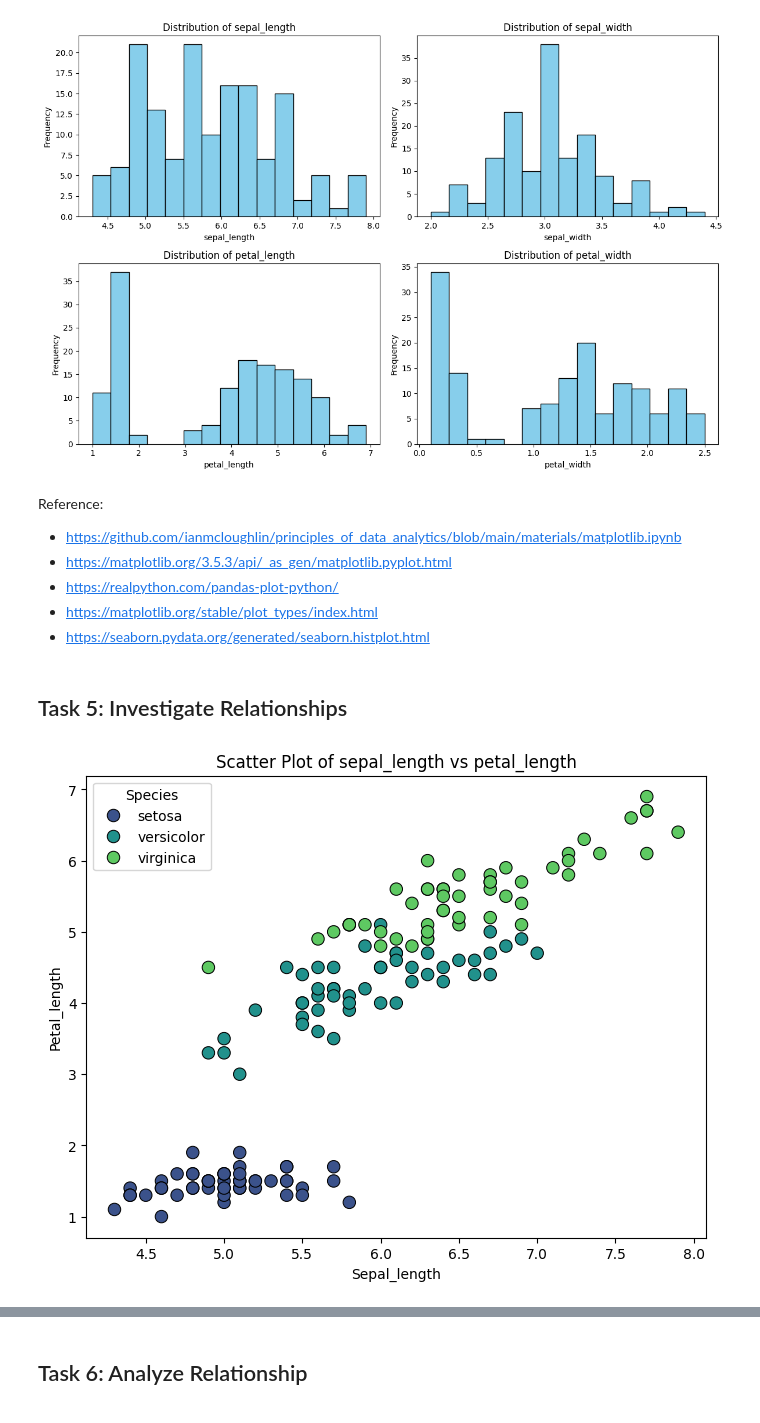
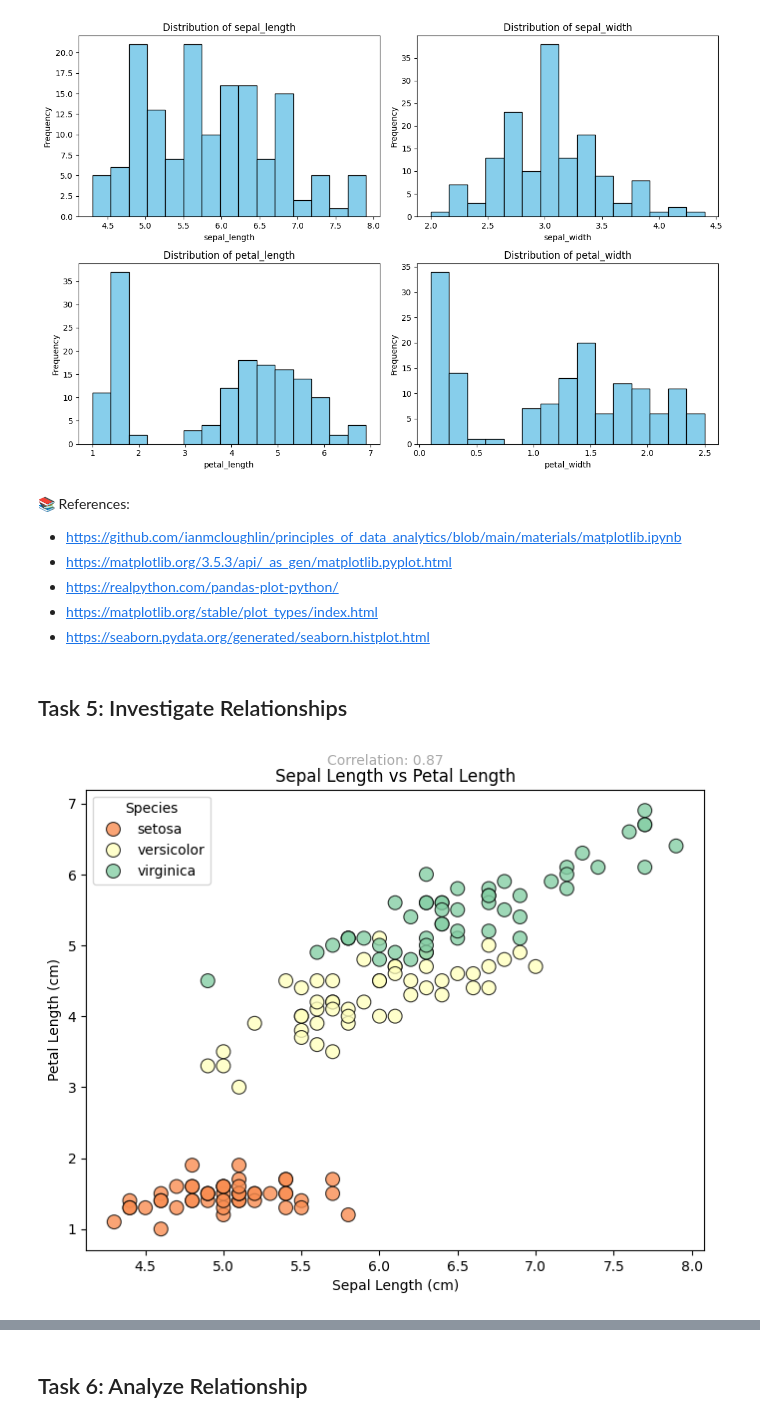
Before and after one commit to tihana-gray/principles_of_data_analytics, a Jupyter notebook: tasks.ipynb, the cells around one changed output, grey strips where cells are left out. Drawn from its saved outputs; the diff is of its cells as text; code cells hidden in the pictures.

```diff
--- a/tasks.ipynb
+++ b/tasks.ipynb
@@ -129,7 +129,7 @@ plt.show()
 # %% [output]
 [figure]
 # %% [markdown]
-Reference:
+📚 References:
 
 - https://github.com/ianmcloughlin/principles_of_data_analytics/blob/main/materials/matplotlib.ipynb
 - https://matplotlib.org/3.5.3/api/_as_gen/matplotlib.pyplot.html
@@ -141,24 +141,38 @@ Reference:
 # %%
 import matplotlib.pyplot as plt
 import seaborn as sns
 
-# Choose two features for the scatter plot
+# Choosing two features for the scatter plot
 x_feature = "sepal_length"
 y_feature = "petal_length"
 
-# Create the scatter plot
-plt.figure(figsize=(8, 6))
-sns.scatterplot(x=df[x_feature], y=df[y_feature], hue=df["species"], palette="viridis", s=80, edgecolor="black")
+# Creating the scatter plot, including colour pallets, marker sizes, outlines and transparency
+plt.figure(figsize=(8, 6)) #specified size
+sns.scatterplot(
+    x=df[x_feature],
+    y=df[y_feature],
+    hue=df["species"],           # Colour-coding species
+    palette="Spectral",          # Colourful palette
+    s=100,
+    edgecolor="black",
+    alpha=0.8
+)
 
-# Adds labels and title
-plt.xlabel(x_feature.capitalize())
-plt.ylabel(y_feature.capitalize())
-plt.title(f"Scatter Plot of {x_feature} vs {y_feature}")
+# Adding labels and title
+plt.xlabel("Sepal Length (cm)")
+plt.ylabel("Petal Length (cm)")
+plt.title("Sepal Length vs Petal Length")
 
-# Show the legend - adds a legend that shows which color corresponds to which species.
+# Adding correlation
+corr = df[[x_feature, y_feature]].corr().iloc[0, 1]
+
+# Displaying the correlation coefficient as a small subtitle
+plt.suptitle(f"Correlation: {corr:.2f}", fontsize=10, y=0.94, color='darkgray')
+
+# Showing the legend - adds a legend that shows which color corresponds to which species.
 plt.legend(title="Species")
 
-# Display the plot
+# Displaying the plot
 plt.show()
 # %% [output]
-[figure, old version]
+[figure, new version]
```
Also changed, not shown: parts of 16 cells of this notebook.
